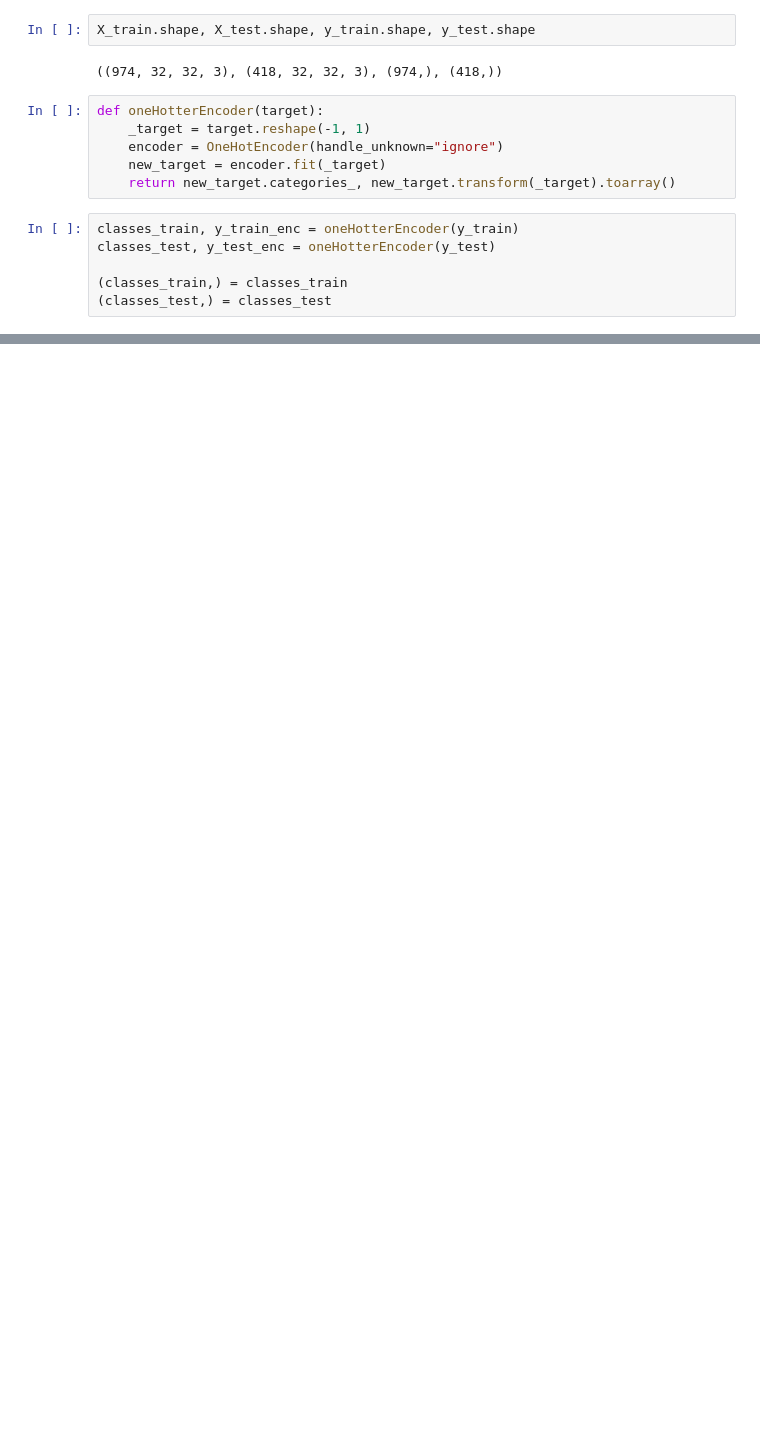
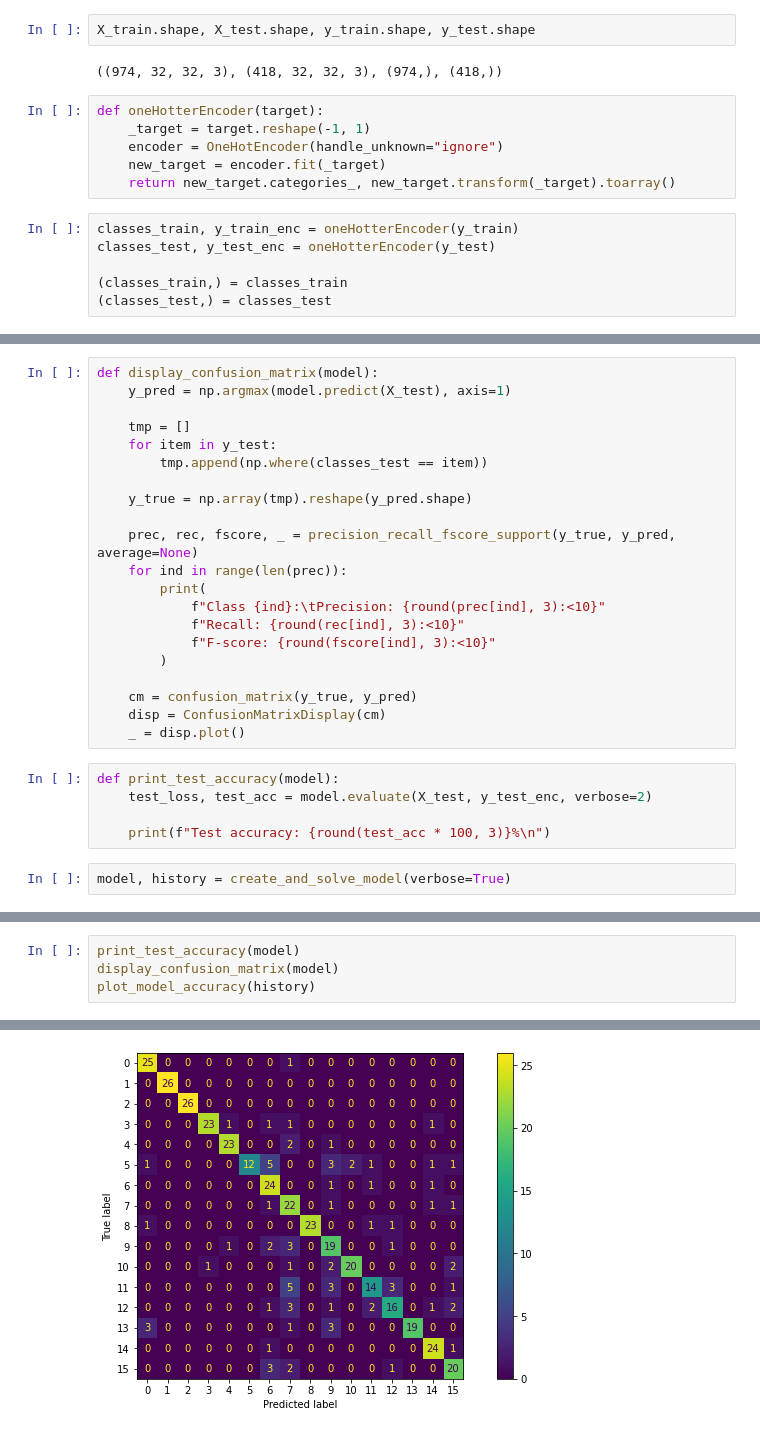
Before and after one commit to Vosloo/image-classifier, a Jupyter notebook: project.ipynb, the cells around one changed output, grey strips where cells are left out. Saved outputs shown, nothing was run; the diff lists cells and outputs as text; blank space fills up the shorter version.

```diff
--- a/project.ipynb
+++ b/project.ipynb
@@ -284,0 +328,28 @@ Test accuracy: 86.1244%
+# %%
+def display_confusion_matrix(model):
+    y_pred = np.argmax(model.predict(X_test), axis=1)
+
+    tmp = []
+    for item in y_test:
+        tmp.append(np.where(classes_test == item))
+
+    y_true = np.array(tmp).reshape(y_pred.shape)
+
+    prec, rec, fscore, _ = precision_recall_fscore_support(y_true, y_pred, average=None)
+    for ind in range(len(prec)):
+        print(
+            f"Class {ind}:\tPrecision: {round(prec[ind], 3):<10}"
+            f"Recall: {round(rec[ind], 3):<10}"
+            f"F-score: {round(fscore[ind], 3):<10}"
+        )
+
+    cm = confusion_matrix(y_true, y_pred)
+    disp = ConfusionMatrixDisplay(cm)
+    _ = disp.plot()
+# %%
+def print_test_accuracy(model):
+    test_loss, test_acc = model.evaluate(X_test, y_test_enc, verbose=2)
+
+    print(f"Test accuracy: {round(test_acc * 100, 3)}%\n")
+# %%
+model, history = create_and_solve_model(verbose=True)
@@ -284,0 +387,5 @@ Test accuracy: 86.1244%
+# %%
+print_test_accuracy(model)
+display_confusion_matrix(model)
+plot_model_accuracy(history)
+# %% [output]
@@ -284,0 +411 @@ Test accuracy: 86.1244%
+[figure, added]
```
Also changed, not shown: parts of 45 cells of this notebook, 4 other files.
